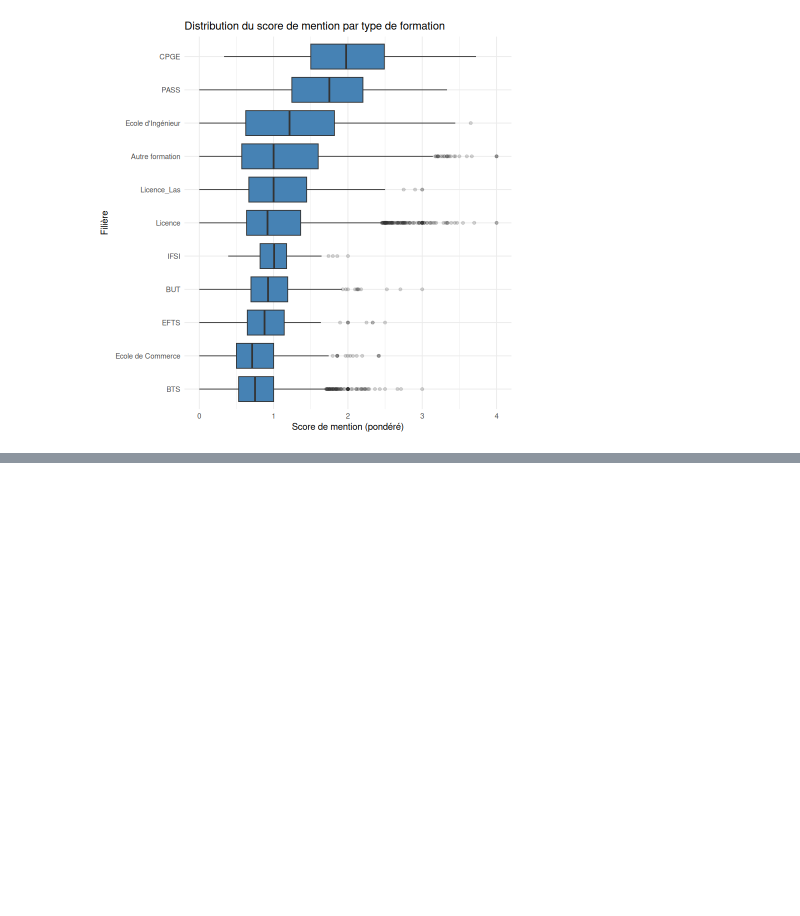
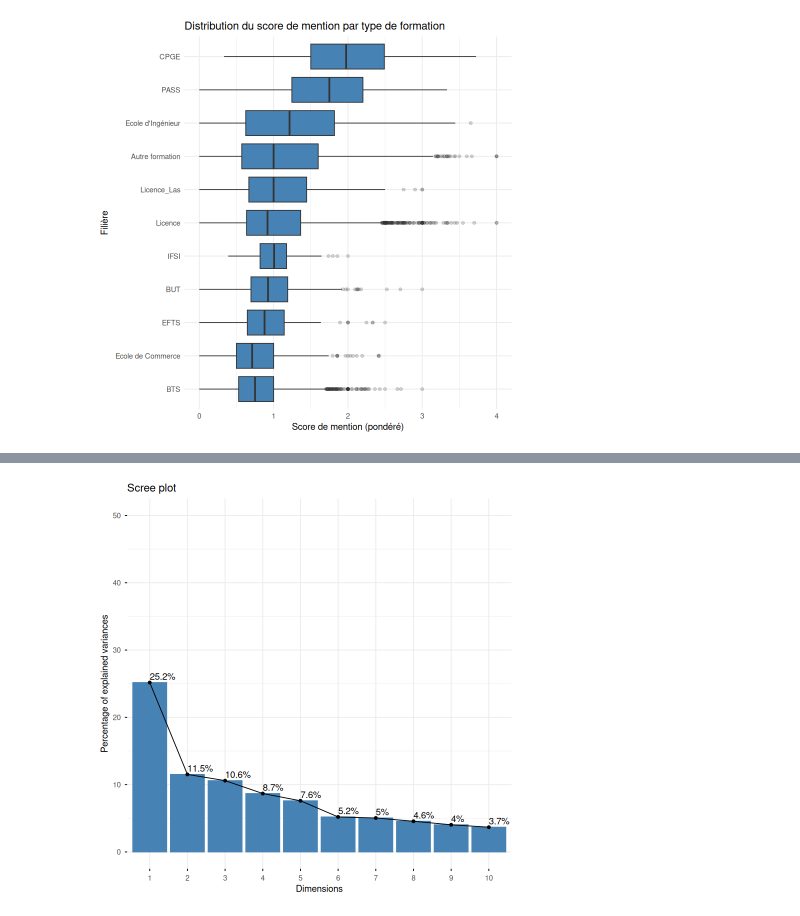
Before and after one commit to corentinbrand/Projet_analyse_de_donnees, a Jupyter notebook: brouillon.ipynb, the cells around one changed output, grey strips where cells are left out. Saved outputs shown, nothing was run; the diff lists cells and outputs as text; code cells hidden in the pictures; blank space fills up the shorter version.

```diff
--- a/brouillon.ipynb
+++ b/brouillon.ipynb
@@ -280,7 +280,9 @@ data_features_core <- data %>%
     X..d.admis.néo.bacheliers.professionnels,
     log_candidats,
     log_admis,
-    log_capacite
+    log_capacite,
+    pression_q,
+    taux_acces_q
   )
 
 # Vérification rapide du jeu de features final
@@ -629,0 +571,13 @@ The following variables are not quantitative:  Filière.de.formation.très.agré
+# %%
+library(FactoMineR)
+library(factoextra)
+
+# ACP centrée-réduite (scale.unit = TRUE par défaut)
+acp <- PCA(data_features_core %>% select(all_of(var_quanti)) %>%
+             select(-c("log_candidats", "log_admis","log_capacite","taux_acces_q","pression_q")),,
+           scale.unit = TRUE,
+           graph = FALSE)
+# %%
+# Variance expliquée par axe
+fviz_eig(acp, addlabels = TRUE, ylim = c(0, 50))
+# %% [output]
@@ -629,0 +586 @@ The following variables are not quantitative:  Filière.de.formation.très.agré
+[figure, added]
```
Also changed, not shown: parts of 24 cells of this notebook.
